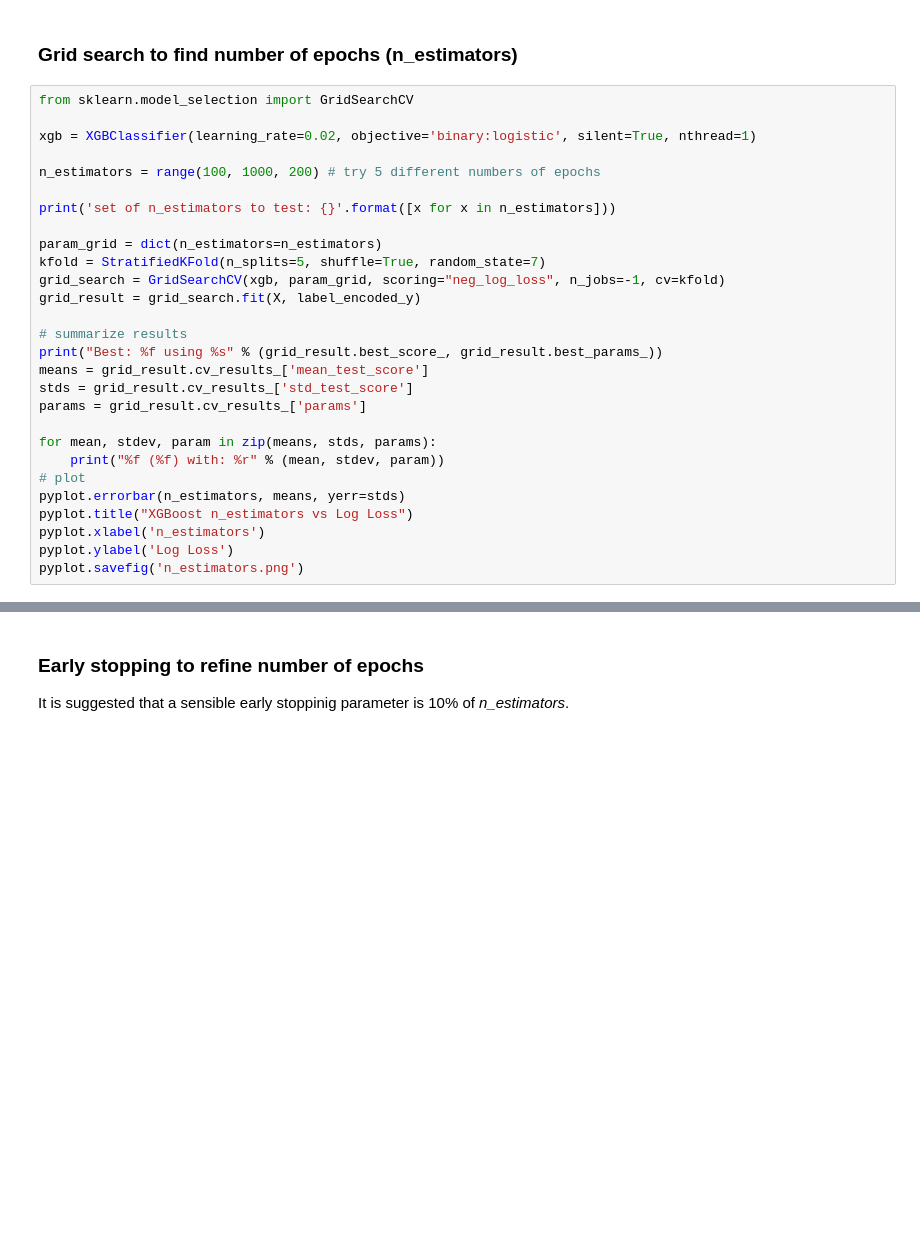
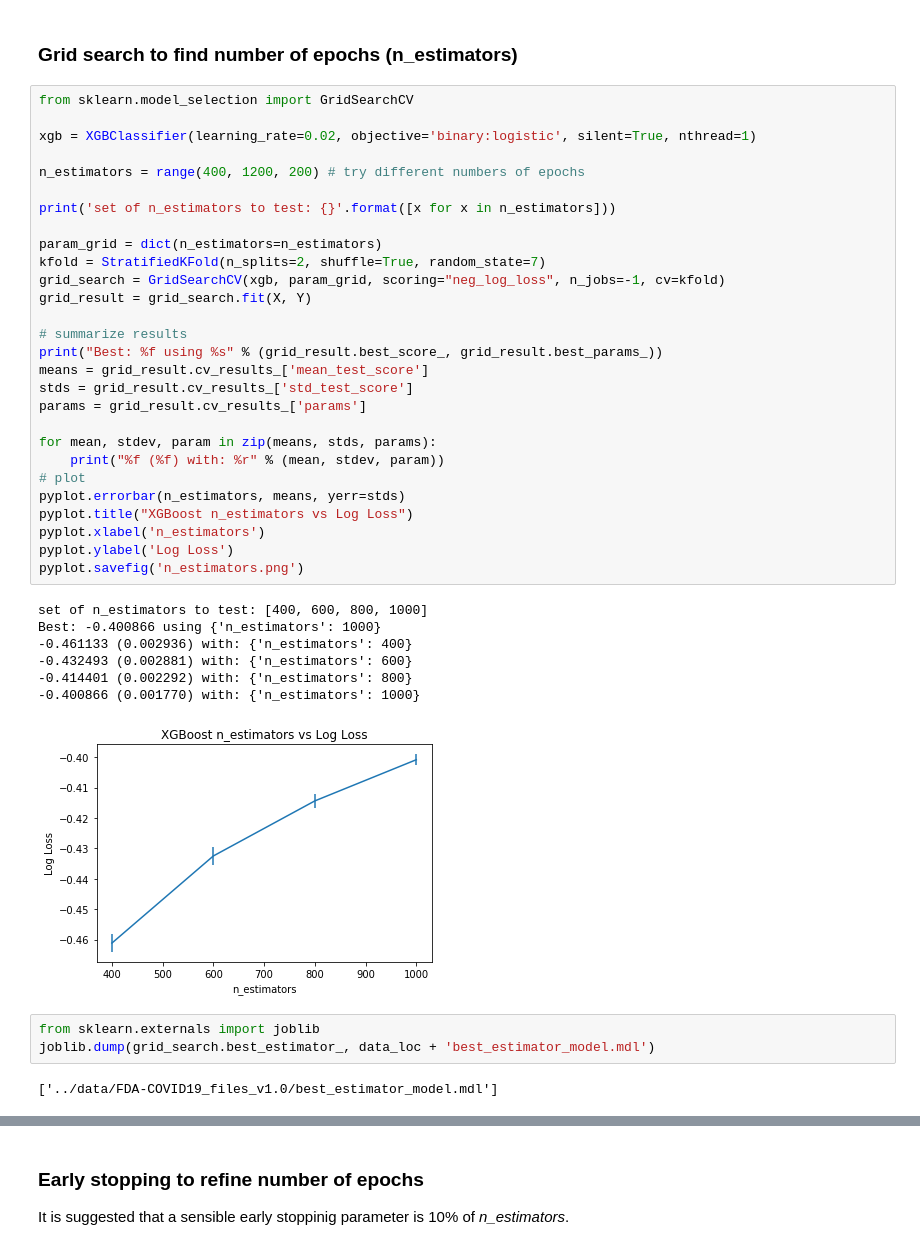
Before and after one commit to BrianDavisMath/FDA-COVID19, a Jupyter notebook: notebooks/greg-dimension-reduction-xgboost.ipynb, the cells around one changed output, grey strips where cells are left out. Saved outputs shown, nothing was run; the diff lists cells and outputs as text; blank space fills up the shorter version.

Commit message:
Added results for grid search on n_estimators for XGBoost.

```diff
--- a/notebooks/greg-dimension-reduction-xgboost.ipynb
+++ b/notebooks/greg-dimension-reduction-xgboost.ipynb
@@ -140,28 +143,41 @@ Accuracy: 82.47%
 # %%
 from sklearn.model_selection import GridSearchCV
 
 xgb = XGBClassifier(learning_rate=0.02, objective='binary:logistic', silent=True, nthread=1)
 
-n_estimators = range(100, 1000, 200) # try 5 different numbers of epochs
+n_estimators = range(400, 1200, 200) # try different numbers of epochs
 
 print('set of n_estimators to test: {}'.format([x for x in n_estimators]))
 
 param_grid = dict(n_estimators=n_estimators)
-kfold = StratifiedKFold(n_splits=5, shuffle=True, random_state=7)
+kfold = StratifiedKFold(n_splits=2, shuffle=True, random_state=7)
 grid_search = GridSearchCV(xgb, param_grid, scoring="neg_log_loss", n_jobs=-1, cv=kfold)
-grid_result = grid_search.fit(X, label_encoded_y)
+grid_result = grid_search.fit(X, Y)
 
 # summarize results
 print("Best: %f using %s" % (grid_result.best_score_, grid_result.best_params_))
 means = grid_result.cv_results_['mean_test_score']
 stds = grid_result.cv_results_['std_test_score']
 params = grid_result.cv_results_['params']
 
 for mean, stdev, param in zip(means, stds, params):
 	print("%f (%f) with: %r" % (mean, stdev, param))
 # plot
 pyplot.errorbar(n_estimators, means, yerr=stds)
 pyplot.title("XGBoost n_estimators vs Log Loss")
 pyplot.xlabel('n_estimators')
 pyplot.ylabel('Log Loss')
 pyplot.savefig('n_estimators.png')
+# %% [output]
+set of n_estimators to test: [400, 600, 800, 1000]
+Best: -0.400866 using {'n_estimators': 1000}
+-0.461133 (0.002936) with: {'n_estimators': 400}
+-0.432493 (0.002881) with: {'n_estimators': 600}
+-0.414401 (0.002292) with: {'n_estimators': 800}
+-0.400866 (0.001770) with: {'n_estimators': 1000}
+[figure, added]
+# %%
+from sklearn.externals import joblib
+joblib.dump(grid_search.best_estimator_, data_loc + 'best_estimator_model.mdl')
+# %% [output]
+['../data/FDA-COVID19_files_v1.0/best_estimator_model.mdl']
```
Also changed, not shown: parts of 11 cells of this notebook.
